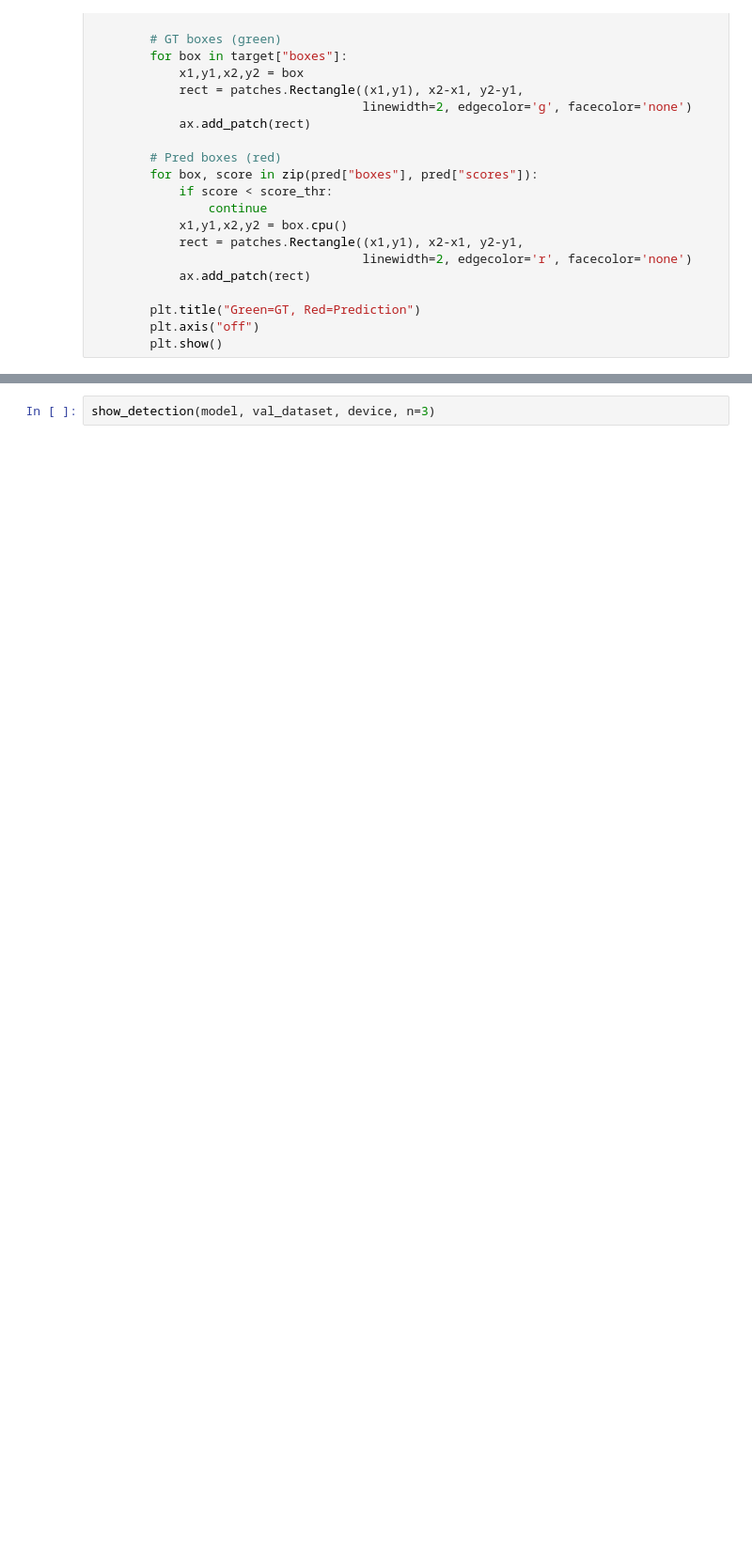
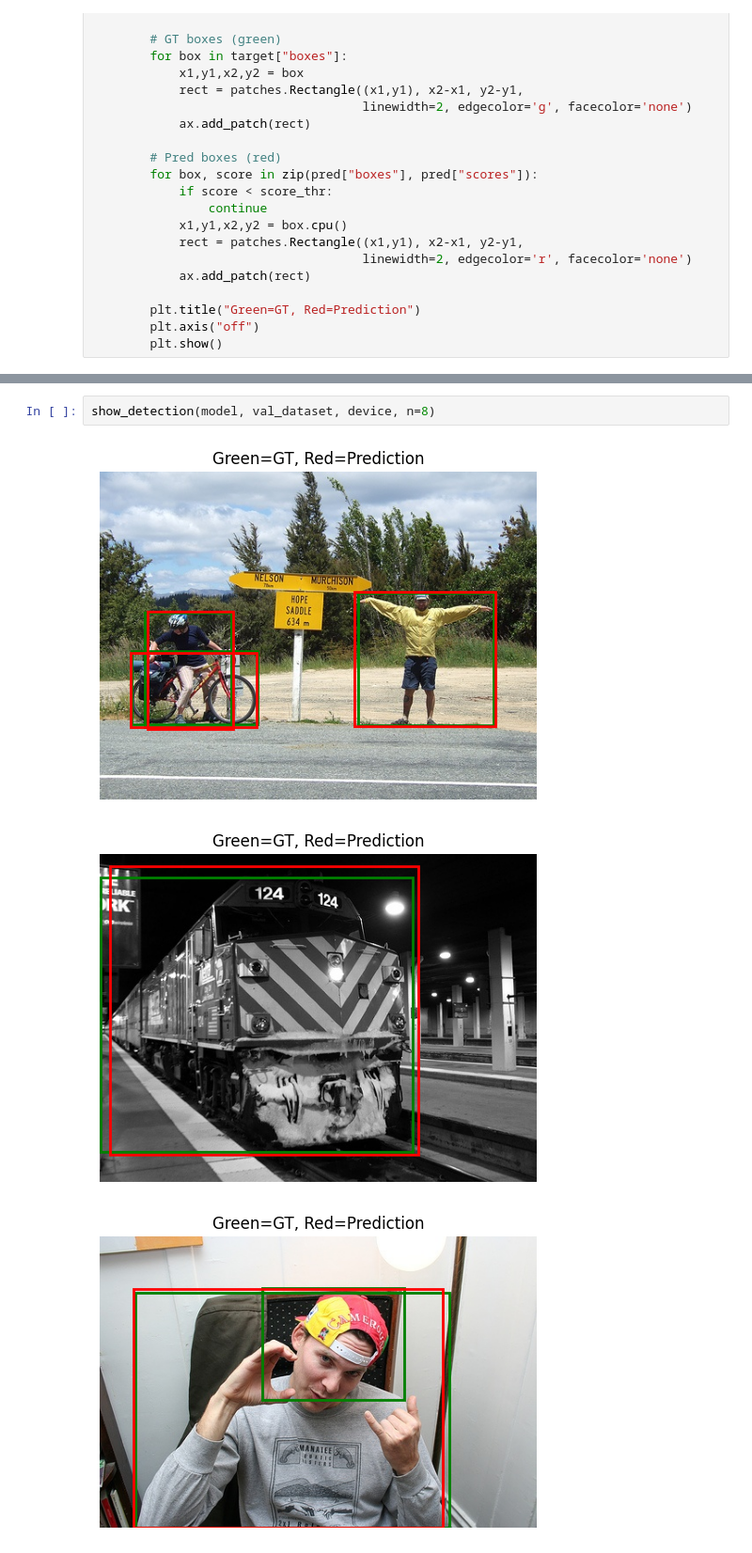
Before and after one commit to FOTIS21/Computer-Vision, a Jupyter notebook: ex4.ipynb, the cells around one changed output, grey strips where cells are left out. Shown at 94% size. Cells and saved outputs as stored; diff of their text form; blank space fills up the shorter version.

```diff
--- a/ex4.ipynb
+++ b/ex4.ipynb
@@ -221,2 +233,6 @@ Training with epochs=5
 # %%
-show_detection(model, val_dataset, device, n=3)
+show_detection(model, val_dataset, device, n=8)
+# %% [output]
+[figure, added]
+[figure, added]
+[figure, added]
```
Also changed, not shown: parts of 2 cells of this notebook, 1 other file.
